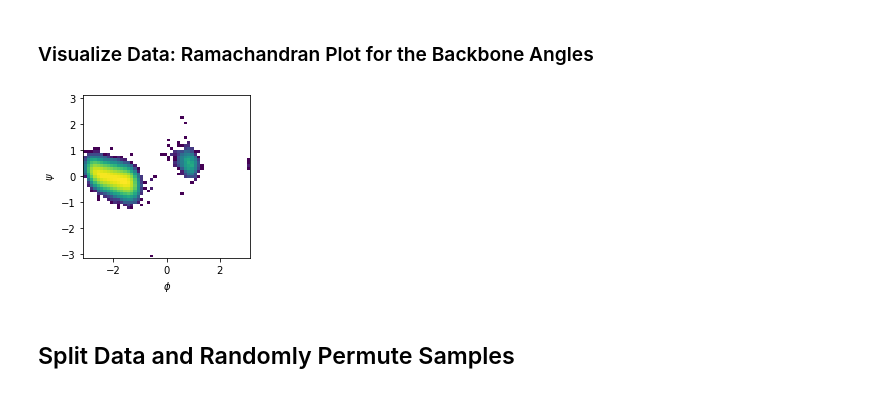
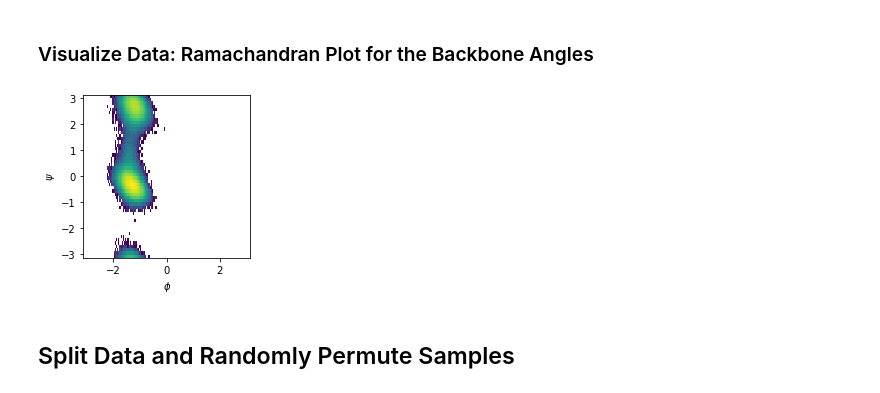
Before and after one commit to michellab/bgflow, a Jupyter notebook: BGflow_examples/proline/proline_BG.ipynb, the cells around one changed output. Drawn from its saved outputs; the diff is of its cells as text; code cells hidden in the pictures.

```diff
--- a/BGflow_examples/proline/proline_BG.ipynb
+++ b/BGflow_examples/proline/proline_BG.ipynb
@@ -114,7 +144,4 @@ The energy model is a `bgflow.Energy` that wraps around OpenMM. The `n_workers`
 import mdtraj as md
 #trajectory = md.Trajectory(xyz=dataset.cpu().detach().numpy().reshape(-1, n_atoms, 3), topology=md.load('Pro.pdb').topology)
 
-top = md.load('Pro.pdb').topology
-
-for atom in top.atoms:
-    print(atom, atom.index)
+top = md.load('trans_pro_reindexed.pdb').topology
@@ -140,9 +149,9 @@ PRO1-HXT 16
 ### Visualize Data: Ramachandran Plot for the Backbone Angles
 # %%
 def compute_phi_psi(trajectory):
-    phi_atoms = [6, 2, 4,13]
+    phi_atoms = [4, 6, 7,9]
     phi = md.compute_dihedrals(trajectory, indices=[phi_atoms])[:, 0]
-    psi_atoms = [4, 2, 6, 8]
+    psi_atoms = [6, 7, 9, 24]
     psi = md.compute_dihedrals(trajectory, indices=[psi_atoms])[:, 0]
     return phi, psi
 # %%
@@ -155,7 +164,7 @@ def plot_phi_psi(ax, trajectory):
     if not isinstance(trajectory, md.Trajectory):
         trajectory = md.Trajectory(
             xyz=trajectory.cpu().detach().numpy().reshape(-1, n_atoms, 3),
-            topology=md.load('Pro.pdb').topology
+            topology=md.load('trans_pro_reindexed.pdb').topology
         )
     phi, psi = compute_phi_psi(trajectory)
 
@@ -169,12 +193,11 @@ def plot_phi_psi(ax, trajectory):
 # %%
 #print(dataset.trajectory[:])
 # %%
-if main:
-    fig, ax = plt.subplots(figsize=(3,3))
-    trajectory_md = plot_phi_psi(ax, dataset)
-    #trajectory_md.save("TSFtraj.dcd")
-    #plt.savefig(f'varysnapshots/Ramachandran{fname}.png',bbox_inches='tight')
+fig, ax = plt.subplots(figsize=(3,3))
+trajectory_md = plot_phi_psi(ax, dataset)
+#trajectory_md.save("TSFtraj.dcd")
+#plt.savefig(f'varysnapshots/Ramachandran{fname}.png',bbox_inches='tight')
 # %% [output]
-[figure, old version]
+[figure, new version]
 # %% [markdown]
 ## Split Data and Randomly Permute Samples
```
Also changed, not shown: parts of 21 cells of this notebook, 12 other files.
